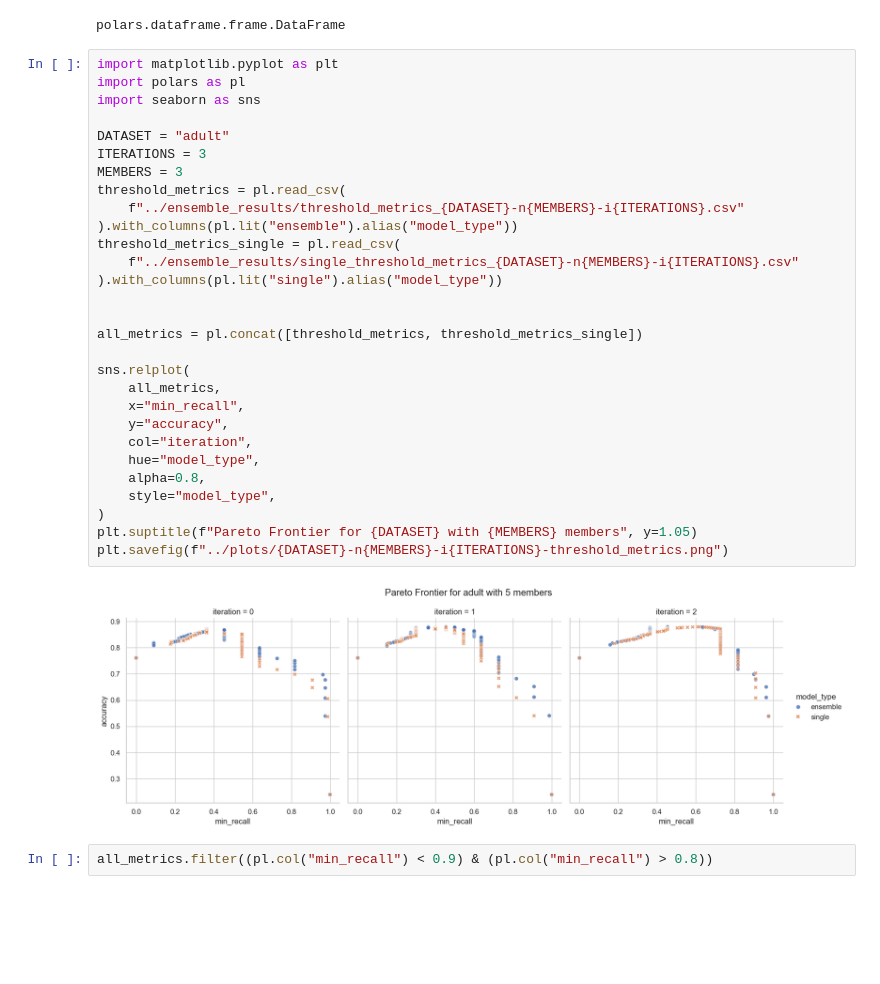
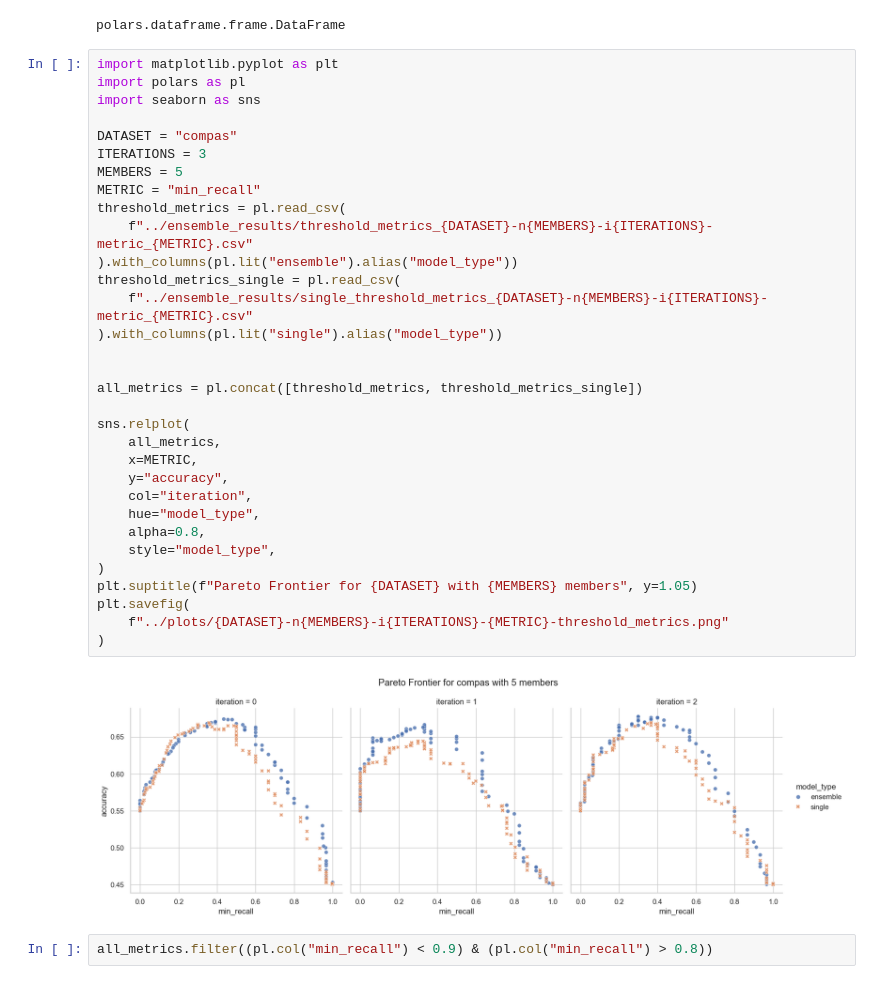
Before and after one commit to jhrystrom/oxonfair, a Jupyter notebook: examples/ensemble_playground.ipynb, the cells around one changed output. Drawn from its saved outputs; the diff is of its cells as text; blank space fills up the shorter version.

```diff
--- a/examples/ensemble_playground.ipynb
+++ b/examples/ensemble_playground.ipynb
@@ -477,34 +477,37 @@ polars.dataframe.frame.DataFrame
 # %%
 import matplotlib.pyplot as plt
 import polars as pl
 import seaborn as sns
 
-DATASET = "adult"
+DATASET = "compas"
 ITERATIONS = 3
-MEMBERS = 3
+MEMBERS = 5
+METRIC = "min_recall"
 threshold_metrics = pl.read_csv(
-    f"../ensemble_results/threshold_metrics_{DATASET}-n{MEMBERS}-i{ITERATIONS}.csv"
+    f"../ensemble_results/threshold_metrics_{DATASET}-n{MEMBERS}-i{ITERATIONS}-metric_{METRIC}.csv"
 ).with_columns(pl.lit("ensemble").alias("model_type"))
 threshold_metrics_single = pl.read_csv(
-    f"../ensemble_results/single_threshold_metrics_{DATASET}-n{MEMBERS}-i{ITERATIONS}.csv"
+    f"../ensemble_results/single_threshold_metrics_{DATASET}-n{MEMBERS}-i{ITERATIONS}-metric_{METRIC}.csv"
 ).with_columns(pl.lit("single").alias("model_type"))
 
 
 all_metrics = pl.concat([threshold_metrics, threshold_metrics_single])
 
 sns.relplot(
     all_metrics,
-    x="min_recall",
+    x=METRIC,
     y="accuracy",
     col="iteration",
     hue="model_type",
     alpha=0.8,
     style="model_type",
 )
 plt.suptitle(f"Pareto Frontier for {DATASET} with {MEMBERS} members", y=1.05)
-plt.savefig(f"../plots/{DATASET}-n{MEMBERS}-i{ITERATIONS}-threshold_metrics.png")
+plt.savefig(
+    f"../plots/{DATASET}-n{MEMBERS}-i{ITERATIONS}-{METRIC}-threshold_metrics.png"
+)
 # %% [output]
-[figure, old version]
+[figure, new version]
 # %%
 all_metrics.filter((pl.col("min_recall") < 0.9) & (pl.col("min_recall") > 0.8))
 # %% [output]
```
Also changed, not shown: 2 other files.
